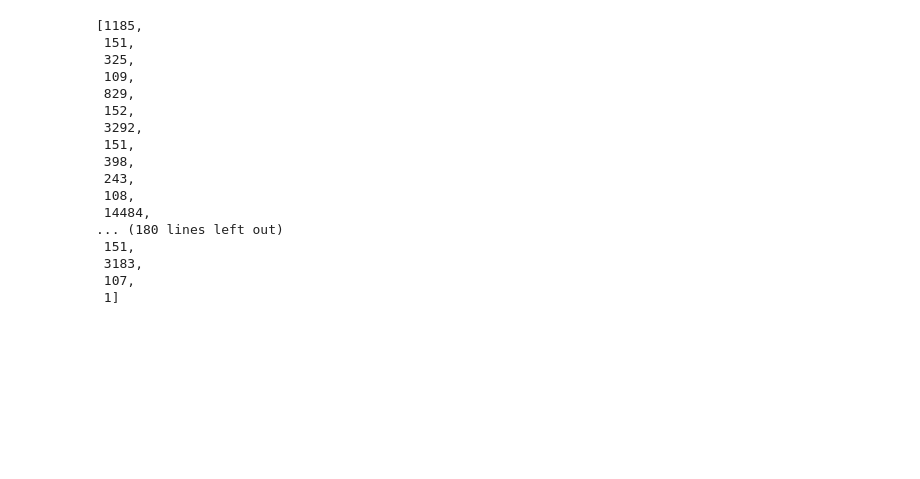
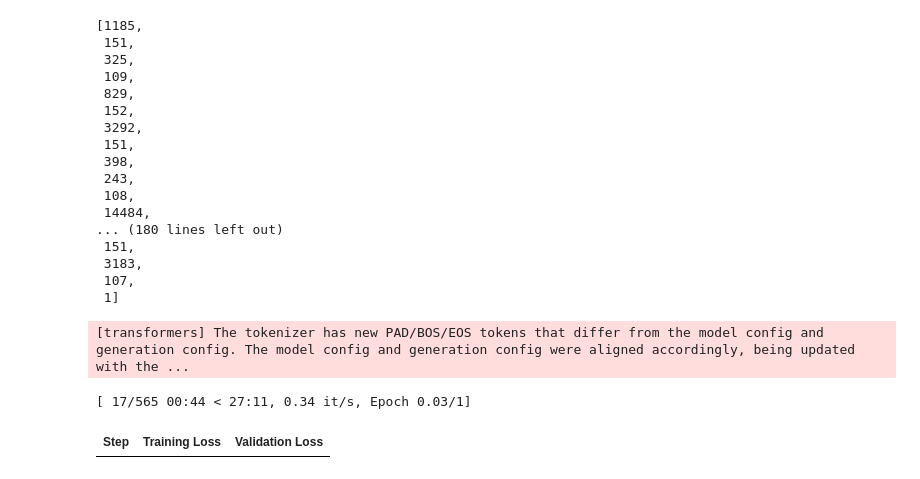
Before and after one commit to syedadilejazz/Complete_GenAI_Series_Bappy_euron, a Jupyter notebook: Text_Summarization_Project.ipynb, the cells around one changed output. Saved outputs shown, nothing was run; the diff lists cells and outputs as text; code cells hidden in the pictures; blank space fills up the shorter version.

```diff
--- a/Text_Summarization_Project.ipynb
+++ b/Text_Summarization_Project.ipynb
@@ -173,3 +174,22 @@ dataset_samsum_pt["train"]['input_ids'][1]
 from transformers import DataCollatorForSeq2Seq#Load data in batches
 
 seq2seq_data_collator=DataCollatorForSeq2Seq(tokenizer,model=model_pegasus)
+# %%
+from transformers import TrainingArguments,Trainer
+trainer_args= TrainingArguments(
+            output_dir='peagun_samsum',num_train_epochs=1,warmup_steps=500,
+            per_device_train_batch_size=1,per_device_eval_batch_size=1,
+            weight_decay=0.01,logging_steps=10,
+            eval_strategy='steps',eval_steps=500,save_steps=1e6,
+            gradient_accumulation_steps=16)
+# %%
+trainer=Trainer(model=model_pegasus,args= trainer_args,
+                processing_class=tokenizer,data_collator=seq2seq_data_collator,
+                train_dataset=dataset_samsum_pt["train"],
+                eval_dataset=dataset_samsum_pt["validation"])
+# %%
+trainer.train()
+# %% [output]
+[transformers] The tokenizer has new PAD/BOS/EOS tokens that differ from the model config and generation config. The model config and generation config were aligned accordingly, being updated with the ...
+[ 17/565 00:44 < 27:11, 0.34 it/s, Epoch 0.03/1]
+| Step | Training Loss | Validation Loss |
```
Also changed, not shown: parts of 6 cells of this notebook.
